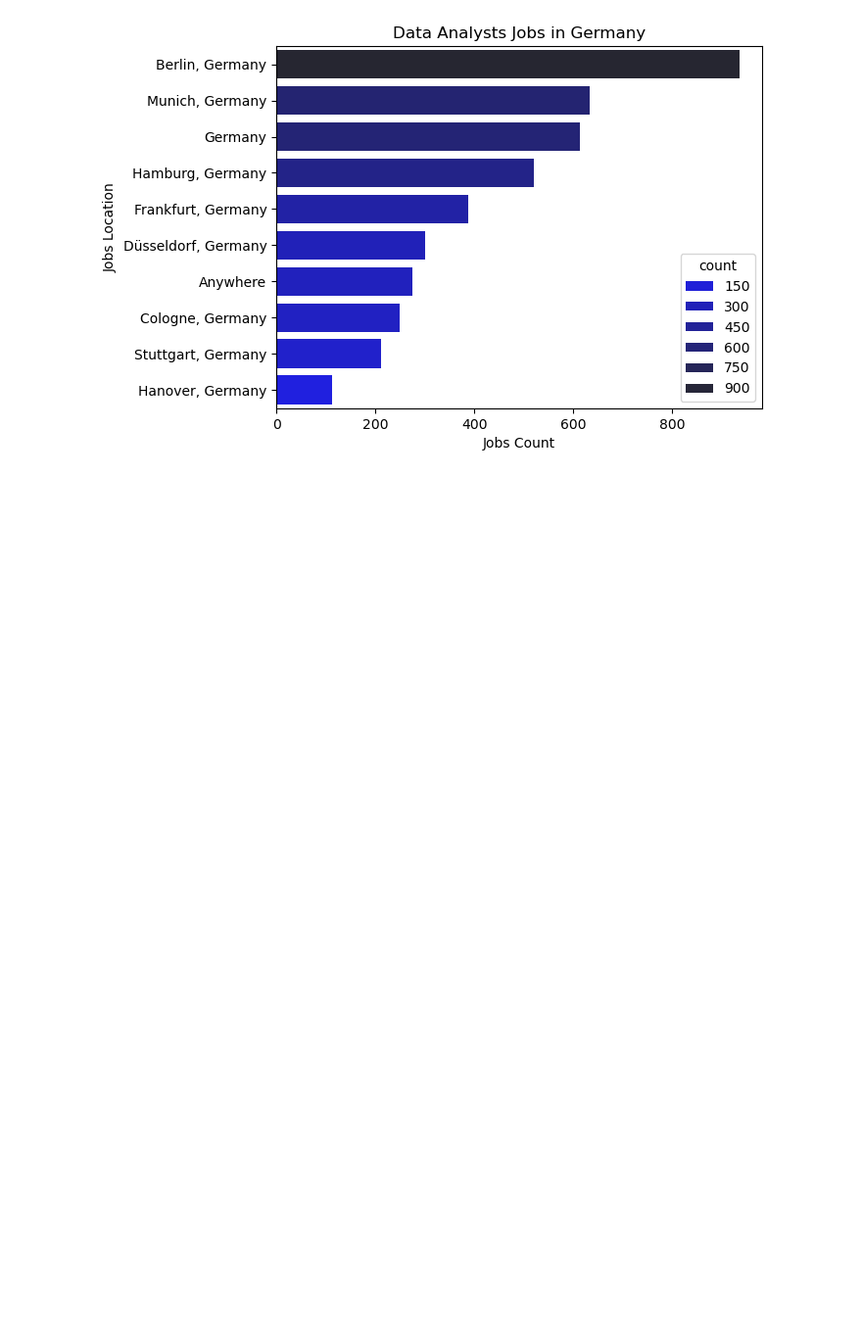
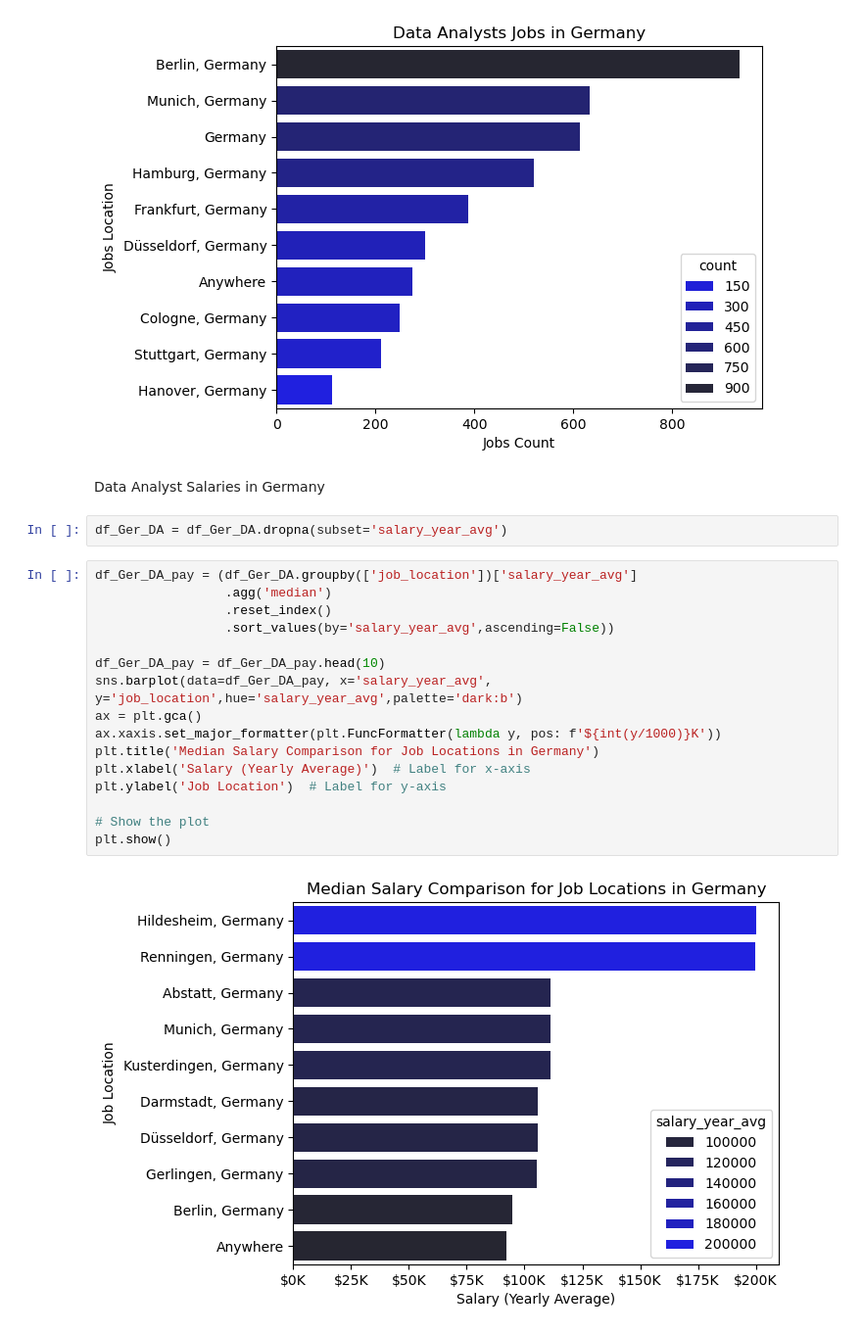
Before and after one commit to AungHtet2/Data-Analyst, a Jupyter notebook: 5.project/EDA.ipynb, the cells around one changed output. Shown at 98% size. Cells and saved outputs as stored; diff of their text form; blank space fills up the shorter version.

```diff
--- a/5.project/EDA.ipynb
+++ b/5.project/EDA.ipynb
@@ -94,3 +94,25 @@ plt.ylabel('Jobs Location')
 plt.show()
 # %% [output]
 [figure]
+# %% [markdown]
+Data Analyst Salaries in Germany
+# %%
+df_Ger_DA = df_Ger_DA.dropna(subset='salary_year_avg')
+# %%
+df_Ger_DA_pay = (df_Ger_DA.groupby(['job_location'])['salary_year_avg']
+                 .agg('median')
+                 .reset_index()
+                 .sort_values(by='salary_year_avg',ascending=False))
+
+df_Ger_DA_pay = df_Ger_DA_pay.head(10)
+sns.barplot(data=df_Ger_DA_pay, x='salary_year_avg', y='job_location',hue='salary_year_avg',palette='dark:b')
+ax = plt.gca()
+ax.xaxis.set_major_formatter(plt.FuncFormatter(lambda y, pos: f'${int(y/1000)}K'))
+plt.title('Median Salary Comparison for Job Locations in Germany')
+plt.xlabel('Salary (Yearly Average)')  # Label for x-axis
+plt.ylabel('Job Location')  # Label for y-axis
+
+# Show the plot
+plt.show()
+# %% [output]
+[figure, added]
```
